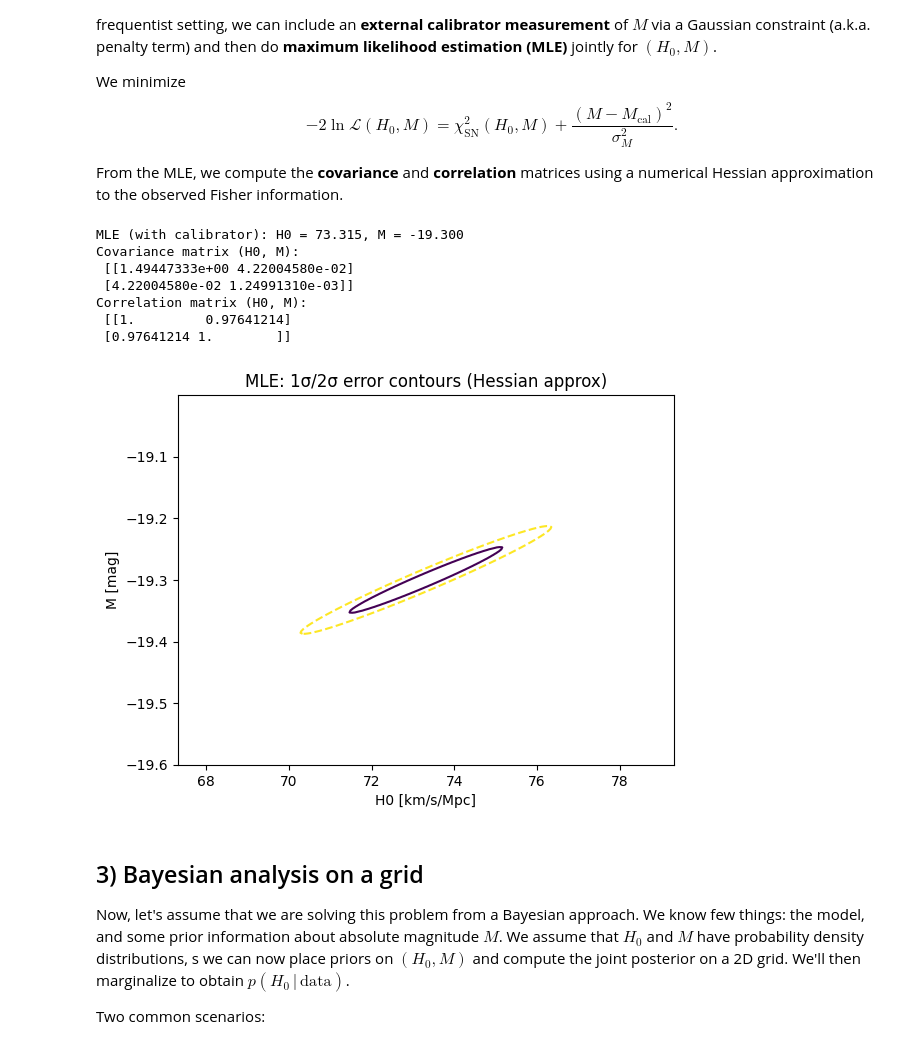
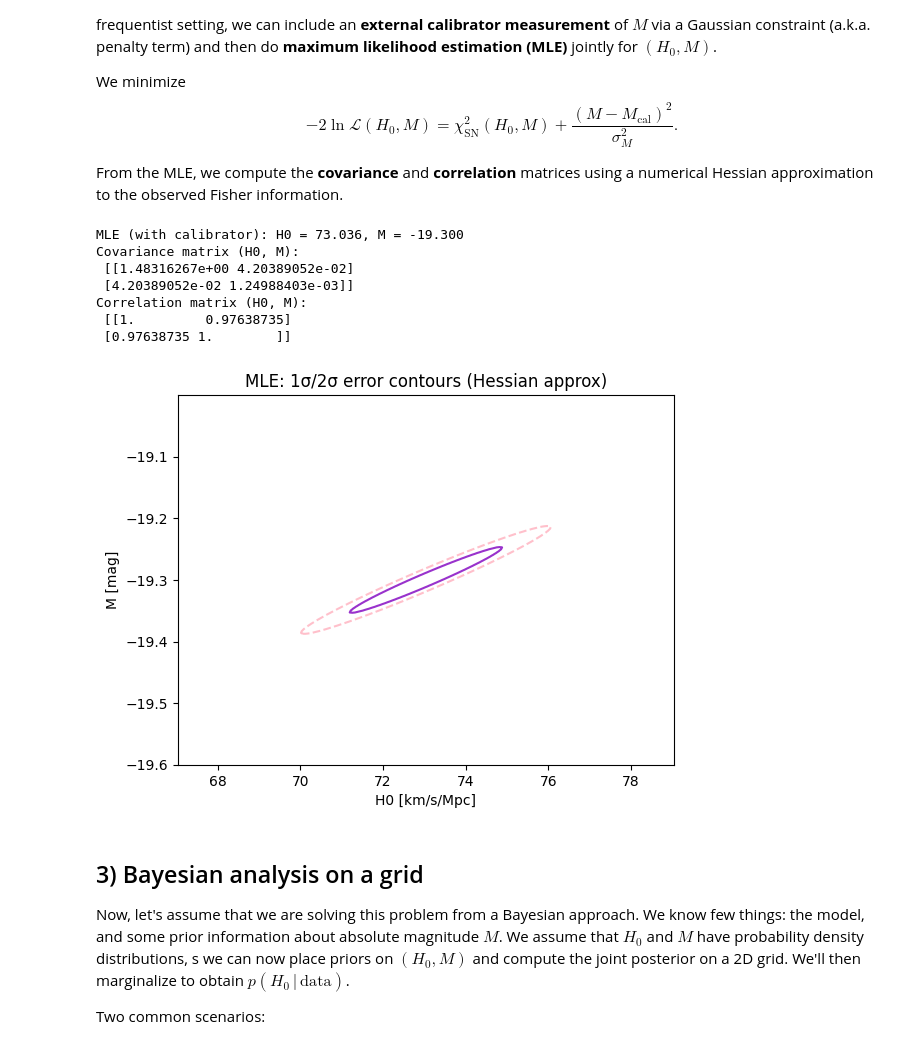
Before and after one commit to mainicolas/Stats4Cosmology, a Jupyter notebook: tutorials/BasicCosmoStats_on_H0.ipynb, the cells around one changed output. Drawn from its saved outputs; the diff is of its cells as text; code cells hidden in the pictures.

```diff
--- a/tutorials/BasicCosmoStats_on_H0.ipynb
+++ b/tutorials/BasicCosmoStats_on_H0.ipynb
@@ -172,7 +172,7 @@ To keep the notebook self-contained, we'll create a mock dataset with a true $H_
 # %%
 true_H0 = 73.0  # km/s/Mpc
 true_M  = -19.3 # absolute magnitude
-sn = make_synthetic_sample(N=200, H0=true_H0, M=true_M, rng=12345)
+sn = make_synthetic_sample(N=200, H0=true_H0, M=true_M, rng=None)
 print(f"Synthetic sample: {len(sn.z)} SNe ({sn.name}) generated!")
 # %% [output]
 Synthetic sample: 200 SNe (synthetic) generated!
@@ -355,42 +404,48 @@ def num_hessian_2d(fun, x, args=(), eps=1e-4):
 
 # Run MLE with Gaussian calibrator on M
 M_cal, M_sigma = -19.3, 0.05
 x_mle, fval = nelder_mead_2d(lambda v, *args: nll_total(v[0], v[1], *args),
                              x0=(70.0, -19.3), args=(sn, M_cal, M_sigma))
 H0_mle, M_mle = x_mle
 print(f"MLE (with calibrator): H0 = {H0_mle:.3f}, M = {M_mle:.3f}")
 
 # Covariance and correlation from Hessian
 H = num_hessian_2d(lambda v, *args: nll_total(v[0], v[1], *args), x_mle, args=(sn, M_cal, M_sigma))
 Cov = np.linalg.inv(H)
 sig_H0 = np.sqrt(Cov[0,0])
 sig_M  = np.sqrt(Cov[1,1])
 corr = Cov / np.outer([sig_H0, sig_M], [sig_H0, sig_M])
 print("Covariance matrix (H0, M):\n", Cov)
 print("Correlation matrix (H0, M):\n", corr)
 
-# 1-sigma error ellipse via Hessian approximation
-import matplotlib.pyplot as plt
 H0_grid = np.linspace(H0_mle-6, H0_mle+6, 200)
 M_grid  = np.linspace(M_mle-0.3, M_mle+0.3, 200)
 X, Y = np.meshgrid(H0_grid, M_grid, indexing='xy')
+
 d = np.stack([(X-H0_mle).ravel(), (Y-M_mle).ravel()], axis=0)
 quad = np.einsum('ij,jk,ki->i', d.T, H, d).reshape(X.shape)
+
 plt.figure()
-cs = plt.contour(X, Y, quad, levels=[2.30, 6.17], linestyles=['solid','dashed'])
+cs = plt.contour(
+    X, Y, quad,
+    levels=[2.30, 6.17],          # 1σ and 2σ levels
+    linestyles=['solid','dashed'],
+    colors=['darkorchid', 'pink']        # set contour colors
+)
+
 plt.xlabel('H0 [km/s/Mpc]')
 plt.ylabel('M [mag]')
 plt.title('MLE: 1σ/2σ error contours (Hessian approx)')
 plt.show()
 # %% [output]
-MLE (with calibrator): H0 = 73.315, M = -19.300
+MLE (with calibrator): H0 = 73.036, M = -19.300
 Covariance matrix (H0, M):
- [[1.49447333e+00 4.22004580e-02]
- [4.22004580e-02 1.24991310e-03]]
+ [[1.48316267e+00 4.20389052e-02]
+ [4.20389052e-02 1.24988403e-03]]
 Correlation matrix (H0, M):
- [[1.         0.97641214]
- [0.97641214 1.        ]]
+ [[1.         0.97638735]
+ [0.97638735 1.        ]]
-[figure, old version]
+[figure, new version]
 # %% [markdown]
 ## 3) Bayesian analysis on a grid
 
```
Also changed, not shown: parts of 11 cells of this notebook, 3 other files.
